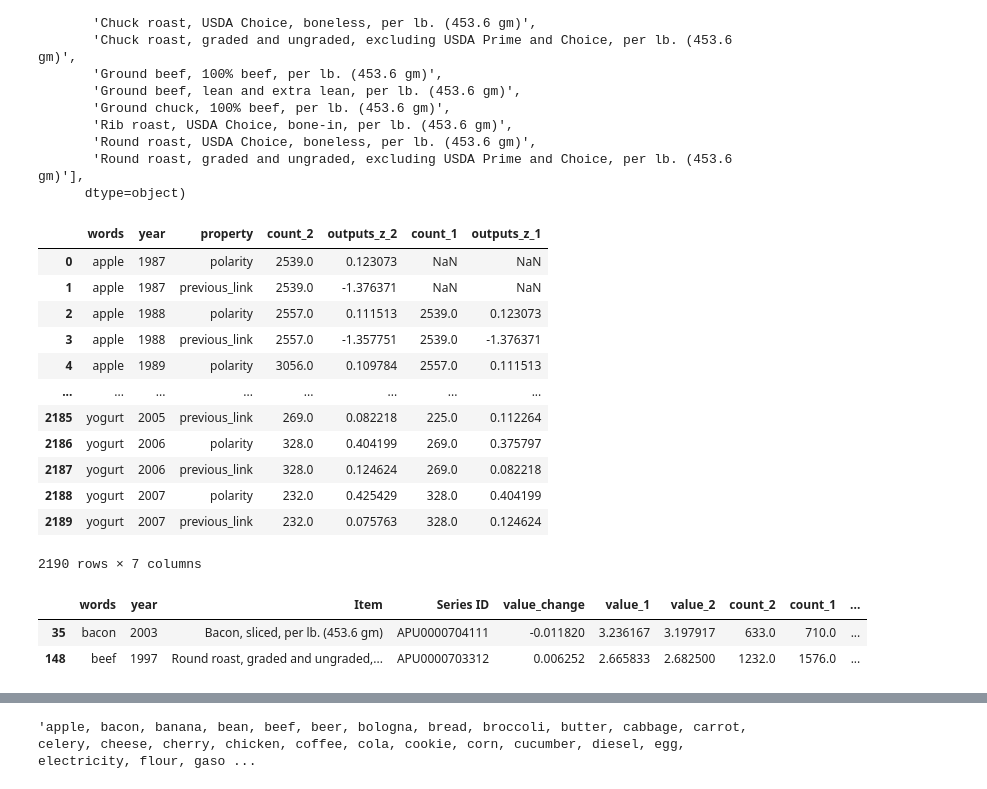
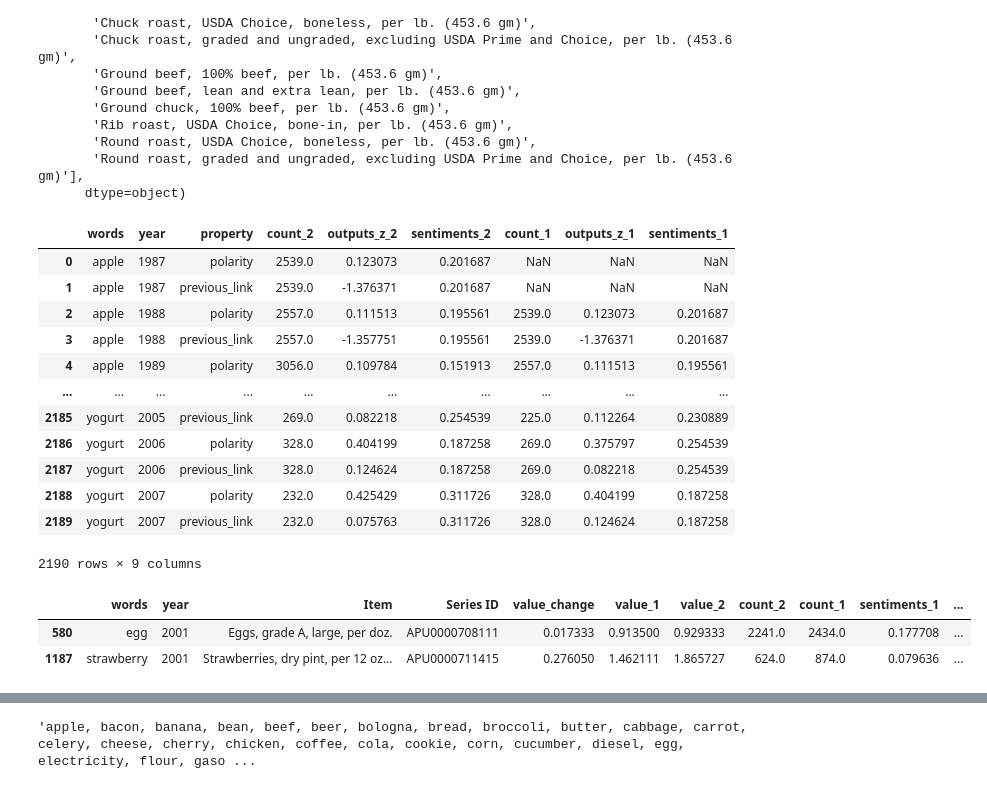
Before and after one commit to AidaRamezani/moralization_temporal, a Jupyter notebook: notebooks/price_analysis.ipynb, the cells around one changed output, grey strips where cells are left out. Cells and saved outputs as stored; diff of their text form; code cells hidden in the pictures.

```diff
--- a/notebooks/price_analysis.ipynb
+++ b/notebooks/price_analysis.ipynb
@@ -15,5 +9,13 @@ from statsmodels.tsa.stattools import grangercausalitytests
 warnings.filterwarnings('ignore')
 # %%
+#Loading NYT time series data
 ts_df = pd.read_csv('./data/SWOW_prediction/eval/time_series/nyt_ts_df.csv')
 ts_df = ts_df.groupby(['words','year','property','count']).outputs_z.mean().reset_index()
+
+
+#Loading NYT sentiment data
+sentiment_df = pd.read_csv('./data/SWOW_prediction/eval/nyt_sentiments.csv')
+
+#Merging time series and sentiment data
+ts_df = ts_df.merge(sentiment_df, on=['words','year'], how='left')
 # %%
@@ -24,2 +111,2 @@ cpi2 = pd.read_csv('./data/cpi2.csv') #monthy prices
 # %%
-len(cpi2)
+cpi = get_price_df()
@@ -28,3 +112,0 @@ len(cpi2)
-# %%
-cpi = cpi2.set_index('Series ID').\
-join(cpi.set_index('Series ID')['Item']).reset_index()
@@ -80,2 +113,2 @@ item_category = {
 # %%
-cpi = cpi.dropna()
+cpi
@@ -134,23 +142,27 @@ array(['All Uncooked Beef Roasts, per lb. (453.6 gm)',
        'Round roast, graded and ungraded, excluding USDA Prime and Choice, per lb. (453.6 gm)'],
       dtype=object)
 # %%
+items = cpi.words.unique()
+ts_df = ts_df.loc[ts_df.words.isin(items)].reset_index(drop = True)
+
+#Calculating the relative moral association change between two consequtive years
 new_df = ts_df.copy(deep = True)
 new_df['year'] = new_df.year + 1
 change_df = ts_df.set_index(['words','year','property']).\
 join(new_df.set_index(['words','year','property']), lsuffix = '_2',rsuffix = '_1').reset_index()
 change_df
 # %% [output]
-|  | words | year | property | count_2 | outputs_z_2 | count_1 | outputs_z_1 |
-| 0 | apple | 1987 | polarity | 2539.0 | 0.123073 | NaN | NaN |
-| 1 | apple | 1987 | previous_link | 2539.0 | -1.376371 | NaN | NaN |
-| 2 | apple | 1988 | polarity | 2557.0 | 0.111513 | 2539.0 | 0.123073 |
-| 3 | apple | 1988 | previous_link | 2557.0 | -1.357751 | 2539.0 | -1.376371 |
-| 4 | apple | 1989 | polarity | 3056.0 | 0.109784 | 2557.0 | 0.111513 |
-| ... | ... | ... | ... | ... | ... | ... | ... |
-| 2185 | yogurt | 2005 | previous_link | 269.0 | 0.082218 | 225.0 | 0.112264 |
-| 2186 | yogurt | 2006 | polarity | 328.0 | 0.404199 | 269.0 | 0.375797 |
-| 2187 | yogurt | 2006 | previous_link | 328.0 | 0.124624 | 269.0 | 0.082218 |
-| 2188 | yogurt | 2007 | polarity | 232.0 | 0.425429 | 328.0 | 0.404199 |
-| 2189 | yogurt | 2007 | previous_link | 232.0 | 0.075763 | 328.0 | 0.124624 |
+|  | words | year | property | count_2 | outputs_z_2 | sentiments_2 | count_1 | outputs_z_1 | sentiments_1 |
+| 0 | apple | 1987 | polarity | 2539.0 | 0.123073 | 0.201687 | NaN | NaN | NaN |
+| 1 | apple | 1987 | previous_link | 2539.0 | -1.376371 | 0.201687 | NaN | NaN | NaN |
+| 2 | apple | 1988 | polarity | 2557.0 | 0.111513 | 0.195561 | 2539.0 | 0.123073 | 0.201687 |
+| 3 | apple | 1988 | previous_link | 2557.0 | -1.357751 | 0.195561 | 2539.0 | -1.376371 | 0.201687 |
+| 4 | apple | 1989 | polarity | 3056.0 | 0.109784 | 0.151913 | 2557.0 | 0.111513 | 0.195561 |
+| ... | ... | ... | ... | ... | ... | ... | ... | ... | ... |
+| 2185 | yogurt | 2005 | previous_link | 269.0 | 0.082218 | 0.254539 | 225.0 | 0.112264 | 0.230889 |
+| 2186 | yogurt | 2006 | polarity | 328.0 | 0.404199 | 0.187258 | 269.0 | 0.375797 | 0.254539 |
+| 2187 | yogurt | 2006 | previous_link | 328.0 | 0.124624 | 0.187258 | 269.0 | 0.082218 | 0.254539 |
+| 2188 | yogurt | 2007 | polarity | 232.0 | 0.425429 | 0.311726 | 328.0 | 0.404199 | 0.187258 |
+| 2189 | yogurt | 2007 | previous_link | 232.0 | 0.075763 | 0.311726 | 328.0 | 0.124624 | 0.187258 |
-2190 rows × 7 columns
+2190 rows × 9 columns
 # %%
@@ -160,16 +174,19 @@ join(cpi.set_index(['words','year'])).dropna().reset_index()
 
 joint_df['moral_change'] = joint_df['outputs_z_2'] - joint_df['outputs_z_1']
 # %%
-r_df = joint_df.loc[joint_df.property == 'previous_link']
-p_df = joint_df.loc[joint_df.property == 'polarity']
-final_df = r_df.set_index(['words','year','Item','Series ID','value_change','value_1','value_2','count_2','count_1']).join(\
-p_df.set_index(['words','year','Item','Series ID','value_change','value_1','value_2','count_2','count_1']), lsuffix = '_relevance',
+r_df = joint_df.loc[joint_df.property == 'previous_link'] #Moral Relevance data
+p_df = joint_df.loc[joint_df.property == 'polarity'] #Moral Polarity data
+
+#Merging the two dataframes
+final_df = r_df.set_index(['words','year','Item','Series ID','value_change','value_1','value_2','count_2','count_1','sentiments_1','sentiments_2']).join(\
+p_df.set_index(['words','year','Item','Series ID','value_change','value_1','value_2','count_2','count_1','sentiments_1','sentiments_2']), lsuffix = '_relevance',
     rsuffix = '_polarity').reset_index()
+final_df['sentiment_change'] = final_df['sentiments_2'] - final_df['sentiments_1']
 final_df.sample(2)
 # %% [output]
-|  | words | year | Item | Series ID | value_change | value_1 | value_2 | count_2 | count_1 | ... |
-| 35 | bacon | 2003 | Bacon, sliced, per lb. (453.6 gm) | APU0000704111 | -0.011820 | 3.236167 | 3.197917 | 633.0 | 710.0 | ... |
-| 148 | beef | 1997 | Round roast, graded and ungraded,... | APU0000703312 | 0.006252 | 2.665833 | 2.682500 | 1232.0 | 1576.0 | ... |
+|  | words | year | Item | Series ID | value_change | value_1 | value_2 | count_2 | count_1 | sentiments_1 | ... |
+| 580 | egg | 2001 | Eggs, grade A, large, per doz. | APU0000708111 | 0.017333 | 0.913500 | 0.929333 | 2241.0 | 2434.0 | 0.177708 | ... |
+| 1187 | strawberry | 2001 | Strawberries, dry pint, per 12 oz... | APU0000711415 | 0.276050 | 1.462111 | 1.865727 | 624.0 | 874.0 | 0.079636 | ... |
 # %%
 plot_df = final_df.loc[(final_df.moral_change_relevance > 0)] #Keeping morally relevant products only
 len(plot_df), len(final_df)
```
Also changed, not shown: parts of 43 cells of this notebook.
